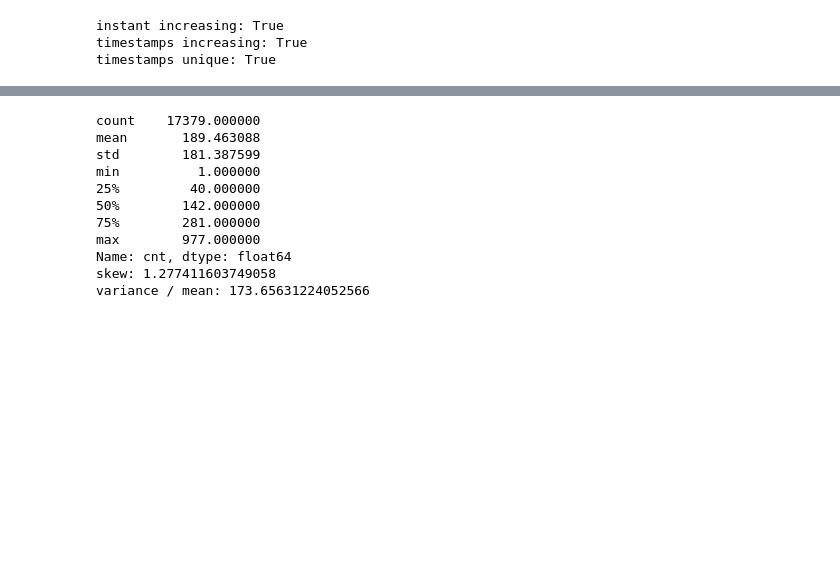
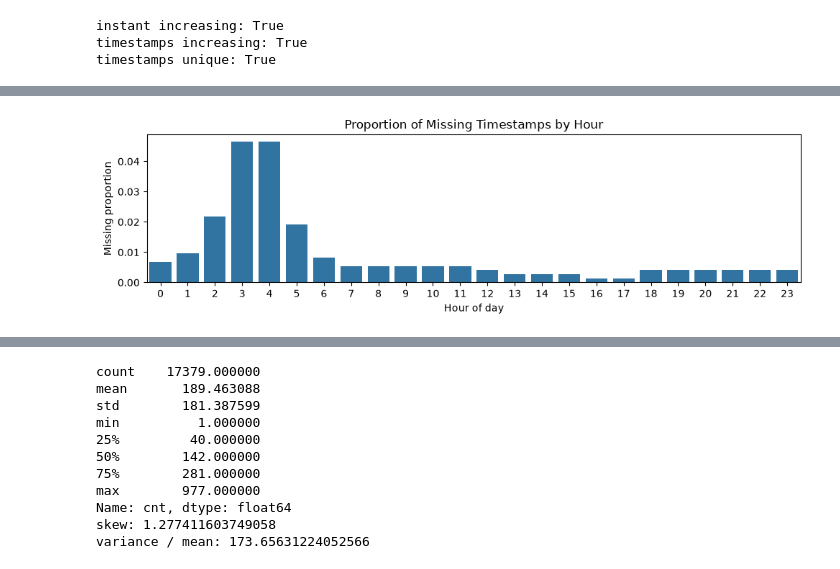
Before and after one commit to gghgfttd/ml-2026-MiniProject, a Jupyter notebook: 01_eda.ipynb, the cells around one changed output, grey strips where cells are left out. Drawn from its saved outputs; the diff is of its cells as text; code cells hidden in the pictures; blank space fills up the shorter version.

```diff
--- a/01_eda.ipynb
+++ b/01_eda.ipynb
@@ -163,0 +180,21 @@ Name: count, dtype: int64
+# %%
+expected_by_hour = pd.Series(full_index.hour).value_counts().sort_index()
+missing_by_hour = pd.Series(missing.hour).value_counts().reindex(range(24), fill_value=0)
+
+missing_rate_by_hour = (missing_by_hour / expected_by_hour)
+
+plt.figure(figsize=(10, 3))
+
+sns.barplot(x=missing_rate_by_hour.index,y=missing_rate_by_hour.values)
+
+plt.title("Proportion of Missing Timestamps by Hour")
+plt.xlabel("Hour of day")
+plt.ylabel("Missing proportion")
+plt.xticks(range(24))
+plt.ylim(0, None)
+
+plt.tight_layout()
+plt.savefig("figures/missing_rate_by_hour.png", dpi=150, bbox_inches="tight")
+plt.show()
+# %% [output]
+[figure, added]
```
Also changed, not shown: parts of 57 cells of this notebook.
